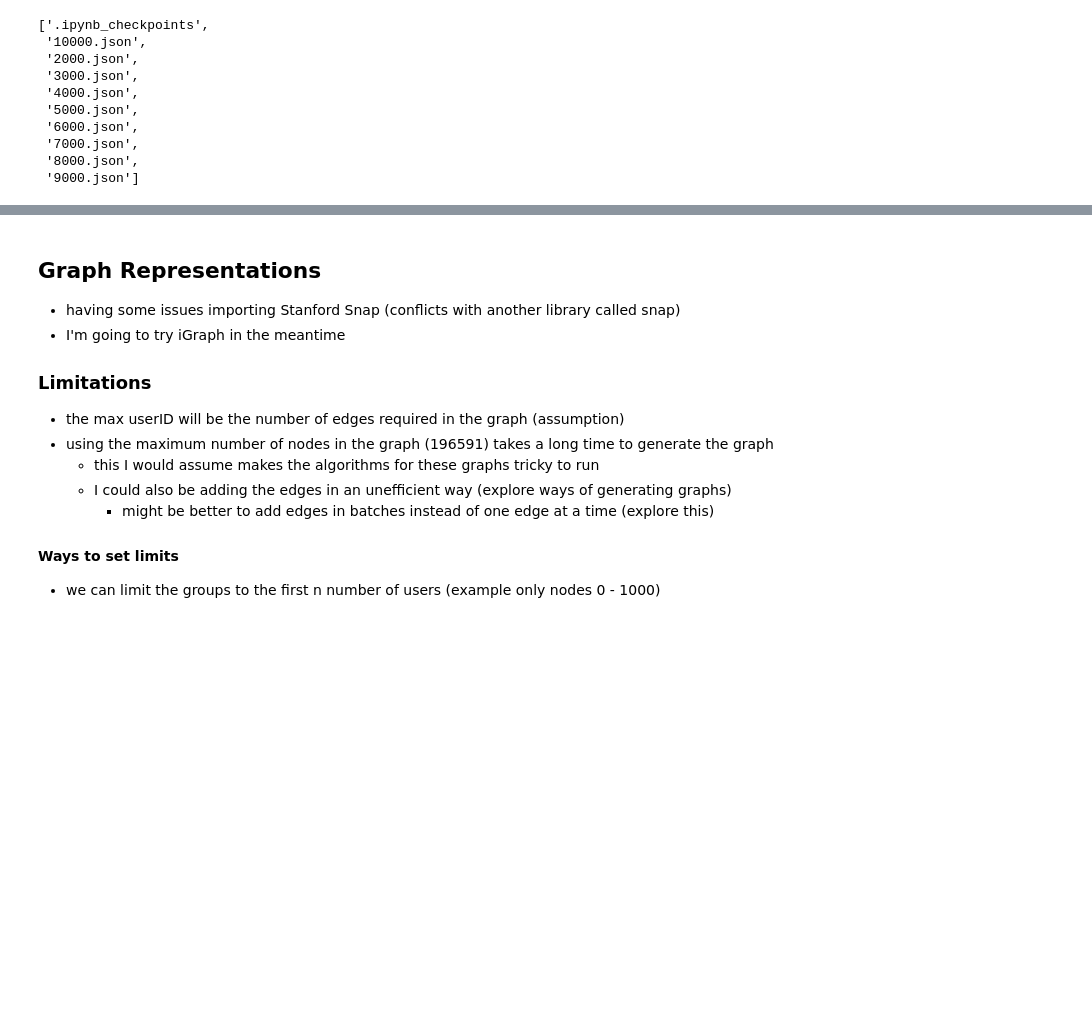
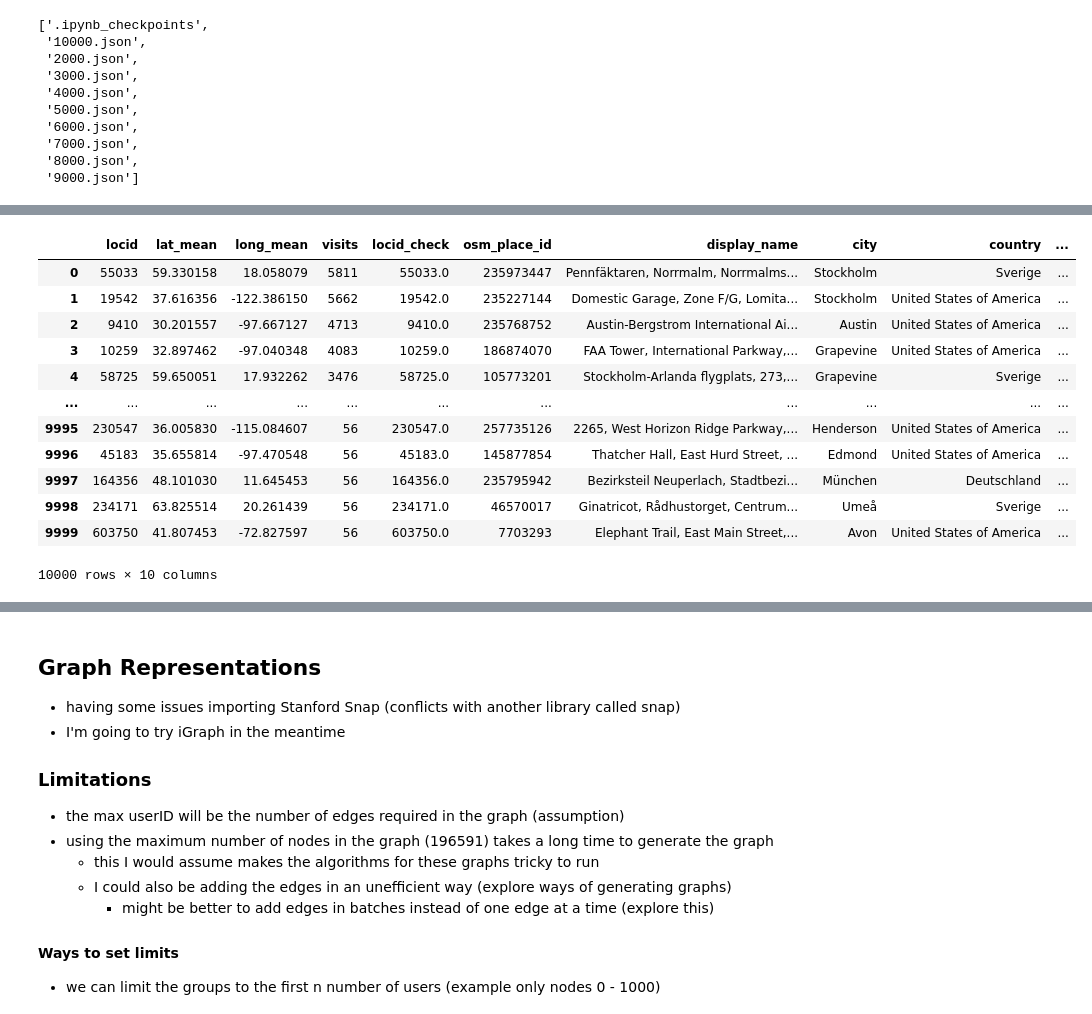
Before and after one commit to BetoBob/csc_481, a Jupyter notebook: project/Project_Bob.ipynb, the cells around one changed output, grey strips where cells are left out. Drawn from its saved outputs; the diff is of its cells as text; code cells hidden in the pictures; blank space fills up the shorter version.

Commit message:
top1000 places dataframe desc

```diff
--- a/project/Project_Bob.ipynb
+++ b/project/Project_Bob.ipynb
@@ -336,8 +336,4 @@ listdir('data/json/')
  '7000.json',
  '8000.json',
  '9000.json']
-# %%
-location_append = {}
-
-city = ''
 # %%
@@ -373,0 +428,19 @@ city = ''
+# %%
+append_df = pd.DataFrame(location_append)[:-1]
+places_top10_desc = places_top10.join(append_df)
+
+places_top10_desc
+# %% [output]
+|  | locid | lat_mean | long_mean | visits | locid_check | osm_place_id | display_name | city | country | ... |
+| 0 | 55033 | 59.330158 | 18.058079 | 5811 | 55033.0 | 235973447 | Pennfäktaren, Norrmalm, Norrmalms... | Stockholm | Sverige | ... |
+| 1 | 19542 | 37.616356 | -122.386150 | 5662 | 19542.0 | 235227144 | Domestic Garage, Zone F/G, Lomita... | Stockholm | United States of America | ... |
+| 2 | 9410 | 30.201557 | -97.667127 | 4713 | 9410.0 | 235768752 | Austin-Bergstrom International Ai... | Austin | United States of America | ... |
+| 3 | 10259 | 32.897462 | -97.040348 | 4083 | 10259.0 | 186874070 | FAA Tower, International Parkway,... | Grapevine | United States of America | ... |
+| 4 | 58725 | 59.650051 | 17.932262 | 3476 | 58725.0 | 105773201 | Stockholm-Arlanda flygplats, 273,... | Grapevine | Sverige | ... |
+| ... | ... | ... | ... | ... | ... | ... | ... | ... | ... | ... |
+| 9995 | 230547 | 36.005830 | -115.084607 | 56 | 230547.0 | 257735126 | 2265, West Horizon Ridge Parkway,... | Henderson | United States of America | ... |
+| 9996 | 45183 | 35.655814 | -97.470548 | 56 | 45183.0 | 145877854 | Thatcher Hall, East Hurd Street, ... | Edmond | United States of America | ... |
+| 9997 | 164356 | 48.101030 | 11.645453 | 56 | 164356.0 | 235795942 | Bezirksteil Neuperlach, Stadtbezi... | München | Deutschland | ... |
+| 9998 | 234171 | 63.825514 | 20.261439 | 56 | 234171.0 | 46570017 | Ginatricot, Rådhustorget, Centrum... | Umeå | Sverige | ... |
+| 9999 | 603750 | 41.807453 | -72.827597 | 56 | 603750.0 | 7703293 | Elephant Trail, East Main Street,... | Avon | United States of America | ... |
+10000 rows × 10 columns
```
Also changed, not shown: parts of 5 cells of this notebook, 1 other file.
